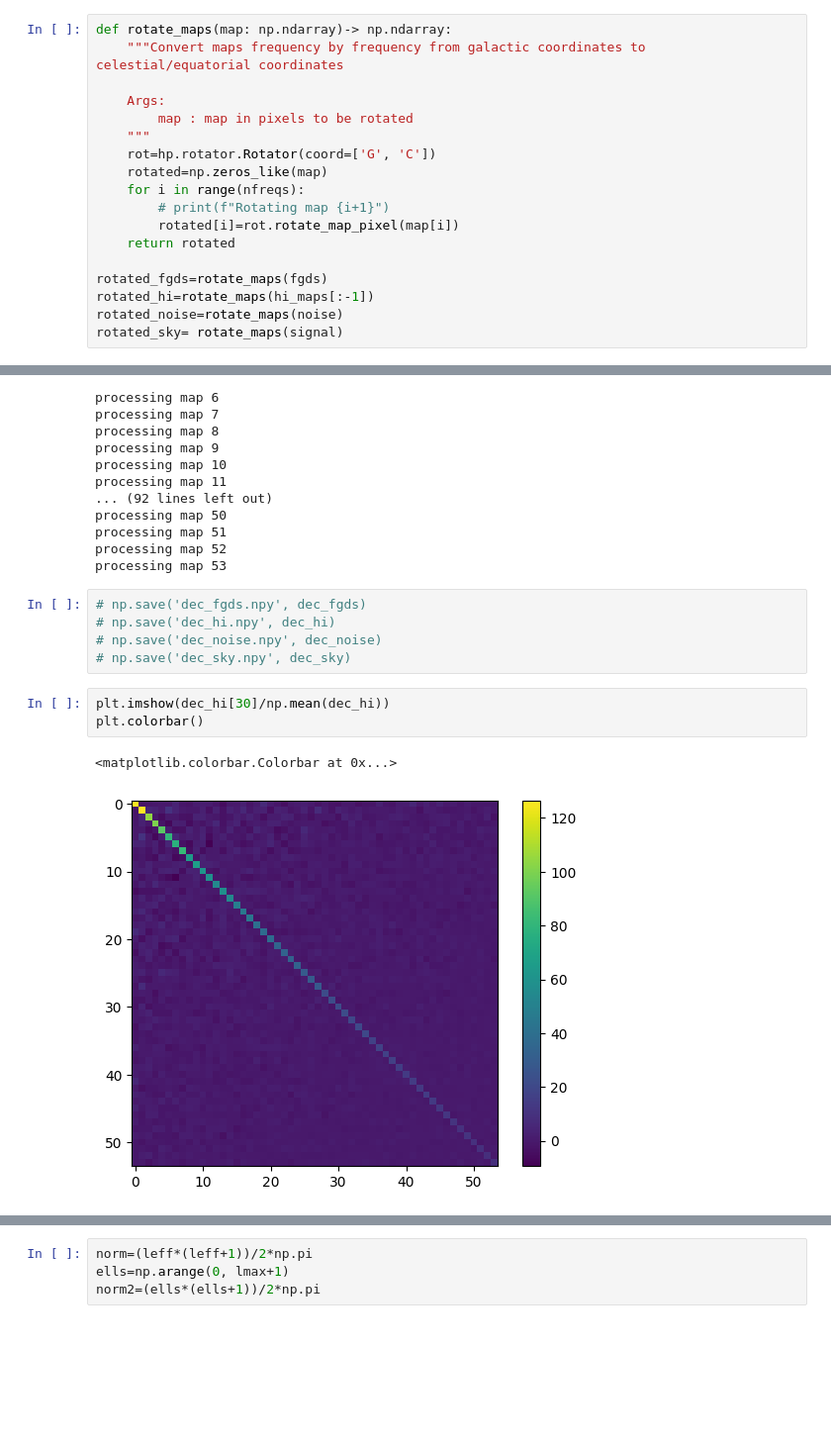
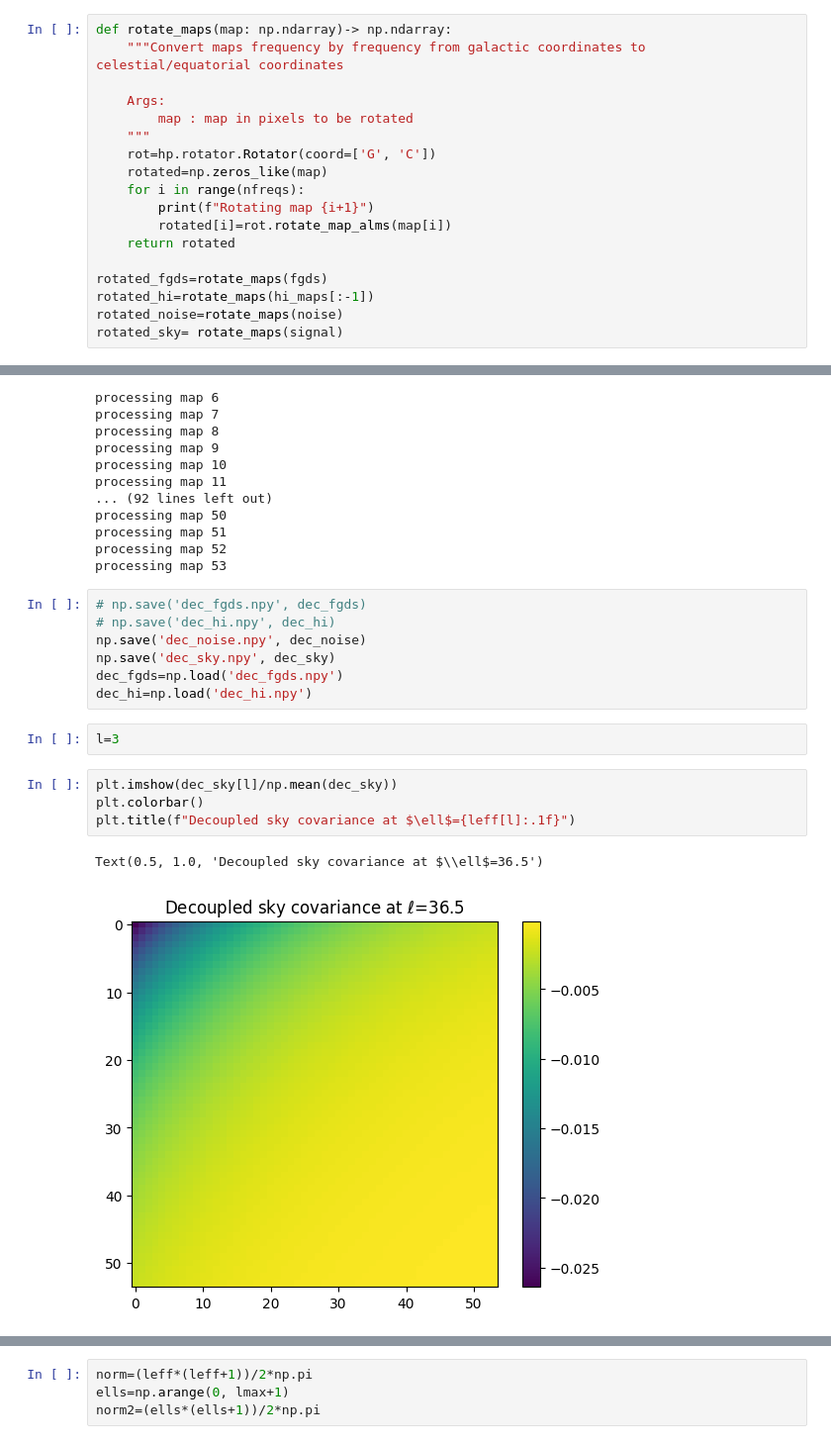
Before and after one commit to urwa99/SMICA_Paper, a Jupyter notebook: Notebooks_1/smica_test.ipynb, the cells around one changed output, grey strips where cells are left out. Shown at 99% size. Saved outputs shown, nothing was run; the diff lists cells and outputs as text; blank space fills up the shorter version.

```diff
--- a/Notebooks_1/smica_test.ipynb
+++ b/Notebooks_1/smica_test.ipynb
@@ -91,8 +91,8 @@ def rotate_maps(map: np.ndarray)-> np.ndarray:
     rot=hp.rotator.Rotator(coord=['G', 'C'])
     rotated=np.zeros_like(map)
     for i in range(nfreqs):
-        # print(f"Rotating map {i+1}")
-        rotated[i]=rot.rotate_map_pixel(map[i])
+        print(f"Rotating map {i+1}")
+        rotated[i]=rot.rotate_map_alms(map[i])
     return rotated
 
 rotated_fgds=rotate_maps(fgds)
@@ -252,12 +278,17 @@ processing map 53
 # %%
 # np.save('dec_fgds.npy', dec_fgds)
 # np.save('dec_hi.npy', dec_hi)
-# np.save('dec_noise.npy', dec_noise)
-# np.save('dec_sky.npy', dec_sky)
+np.save('dec_noise.npy', dec_noise)
+np.save('dec_sky.npy', dec_sky)
+dec_fgds=np.load('dec_fgds.npy')
+dec_hi=np.load('dec_hi.npy')
+# %%
+l=3
 # %%
-plt.imshow(dec_hi[30]/np.mean(dec_hi))
+plt.imshow(dec_sky[l]/np.mean(dec_sky))
 plt.colorbar()
+plt.title(f"Decoupled sky covariance at $\ell$={leff[l]:.1f}")
 # %% [output]
-<matplotlib.colorbar.Colorbar at 0x...>
+Text(0.5, 1.0, 'Decoupled sky covariance at $\\ell$=36.5')
-[figure, old version]
+[figure, new version]
 # %%
```
Also changed, not shown: parts of 30 cells of this notebook.
